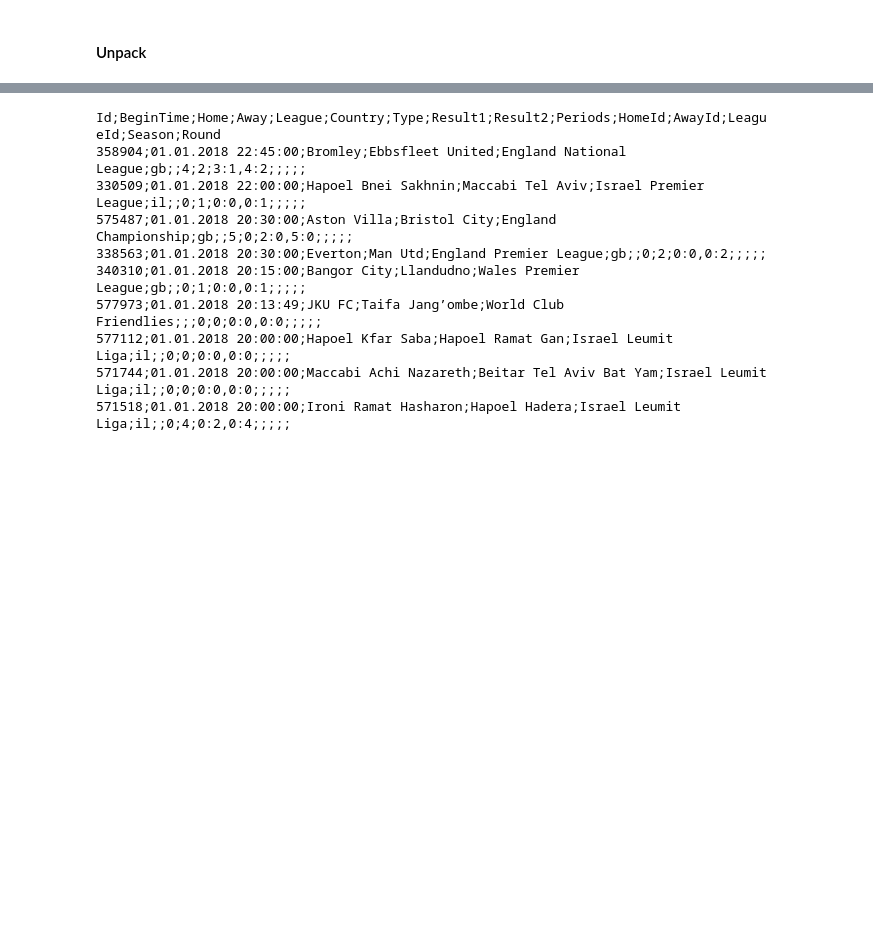
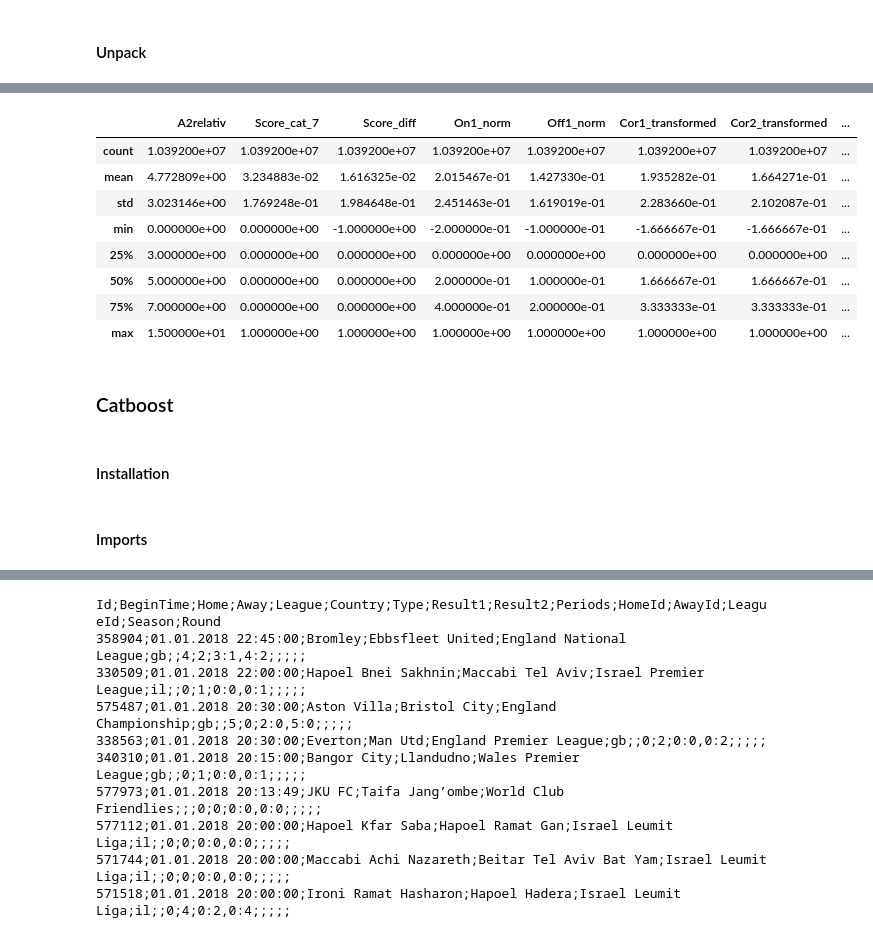
Before and after one commit to cappelchi/calcio_norebooks, a Jupyter notebook: draft/football_live_experimental_heft_1.ipynb, the cells around one changed output, grey strips where cells are left out. Drawn from its saved outputs; the diff is of its cells as text; code cells hidden in the pictures; blank space fills up the shorter version.

```diff
--- a/draft/football_live_experimental_heft_1.ipynb
+++ b/draft/football_live_experimental_heft_1.ipynb
@@ -147,9 +147,9 @@ def add_match_results (data_df:pd.DataFrame, cols = ['Id', 'Result1', 'Result2',
     if id in period1_result_dict else [None, None, None, None] for id in tqdm(data_df['Id'].values, total = len(data_df))]
 # %%
 data_df.loc[:, ['Time1Res1', 'Time1Res2', 'Result1', 'Result2']] = add_match_results (data_df)
-isdigit = [str(a) for a in range(100)]
-data_df[~data_df['Time1Res1'].isin(isdigit)] = -1
-data_df[~data_df['Time1Res2'].isin(isdigit)] = -1
+isdigit = [str(a) for a in range(20)]
+data_df.loc[~data_df['Time1Res1'].isin(isdigit), ['Time1Res1']] = -1
+data_df.loc[~data_df['Time1Res2'].isin(isdigit), ['Time1Res2']] = -1
 data_df[['Time1Res1', 'Time1Res2']] = data_df[['Time1Res1', 'Time1Res2']].astype(np.int16)
 data_df[['Result1', 'Result2']] = data_df[['Result1', 'Result2']].astype(np.int16)
 data_df = data_df.drop(['Time1Res1', 'Time1Res2'], axis = 1)
@@ -268,3 +303 @@ def transform_dataset(data_df:pd.DataFrame, remain = []]):
     return data_df
-# %%
-data_df = transform_dataset(data_df) #, remain = ['Id', 'Time1Res1', 'Time1Res2', 'Result1', 'Result2'])
@@ -283,3 +304,8 @@ data_df = transform_dataset(data_df) #, remain = ['Id', 'Time1Res1', 'Time1Res2'
-# %%
-data_df['P1_transformed'] = np.log(data_df['P1'])
-data_df['P2_transformed'] = np.log(data_df['P2']) / 2
+# %%
+data_df = transform_dataset(
+    data_df,
+    #remain =
+    #    ['Id', 'Minute', 'Active', 'Score1', 'Score2', 'A1', 'A2', 'DA1', 'DA2',
+    #   'Pos1', 'Pos2', 'Off1', 'Off2', 'On1', 'On2', 'YC1', 'YC2', 'RC1',
+    #   'RC2', 'Sub1', 'Sub2', 'Pen1', 'Pen2', 'Cor1', 'Cor2', 'P1', 'P2']
+       ) #, remain = ['Id', 'Time1Res1', 'Time1Res2', 'Result1', 'Result2'])
@@ -285,0 +345,12 @@ data_df['P2_transformed'] = np.log(data_df['P2']) / 2
+# %%
+data_df.describe()
+# %% [output]
+|  | A2relativ | Score_cat_7 | Score_diff | On1_norm | Off1_norm | Cor1_transformed | Cor2_transformed | ... |
+| count | 1.039200e+07 | 1.039200e+07 | 1.039200e+07 | 1.039200e+07 | 1.039200e+07 | 1.039200e+07 | 1.039200e+07 | ... |
+| mean | 4.772809e+00 | 3.234883e-02 | 1.616325e-02 | 2.015467e-01 | 1.427330e-01 | 1.935282e-01 | 1.664271e-01 | ... |
+| std | 3.023146e+00 | 1.769248e-01 | 1.984648e-01 | 2.451463e-01 | 1.619019e-01 | 2.283660e-01 | 2.102087e-01 | ... |
+| min | 0.000000e+00 | 0.000000e+00 | -1.000000e+00 | -2.000000e-01 | -1.000000e-01 | -1.666667e-01 | -1.666667e-01 | ... |
+| 25% | 3.000000e+00 | 0.000000e+00 | 0.000000e+00 | 0.000000e+00 | 0.000000e+00 | 0.000000e+00 | 0.000000e+00 | ... |
+| 50% | 5.000000e+00 | 0.000000e+00 | 0.000000e+00 | 2.000000e-01 | 1.000000e-01 | 1.666667e-01 | 1.666667e-01 | ... |
+| 75% | 7.000000e+00 | 0.000000e+00 | 0.000000e+00 | 4.000000e-01 | 2.000000e-01 | 3.333333e-01 | 3.333333e-01 | ... |
+| max | 1.500000e+01 | 1.000000e+00 | 1.000000e+00 | 1.000000e+00 | 1.000000e+00 | 1.000000e+00 | 1.000000e+00 | ... |
@@ -285,0 +359,4 @@ data_df['P2_transformed'] = np.log(data_df['P2']) / 2
+# %% [markdown]
+### Catboost
+# %% [markdown]
+#### Installation
@@ -285,0 +365,2 @@ data_df['P2_transformed'] = np.log(data_df['P2']) / 2
+# %% [markdown]
+#### Imports
```
Also changed, not shown: parts of 59 cells of this notebook.
